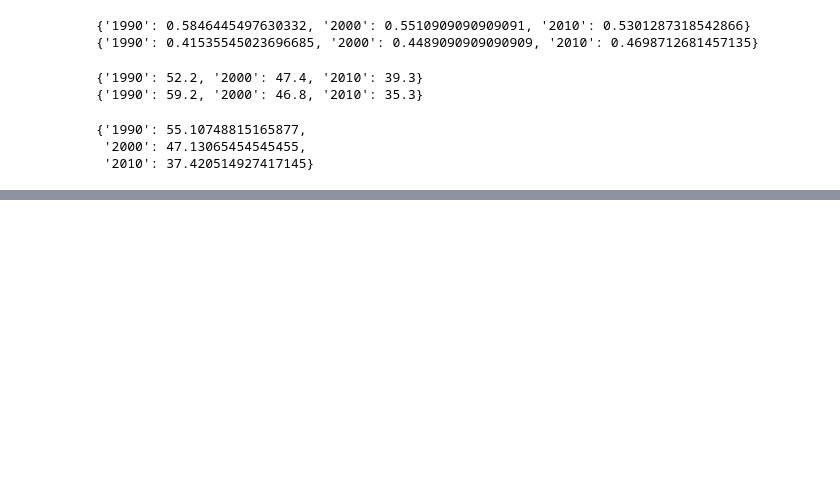
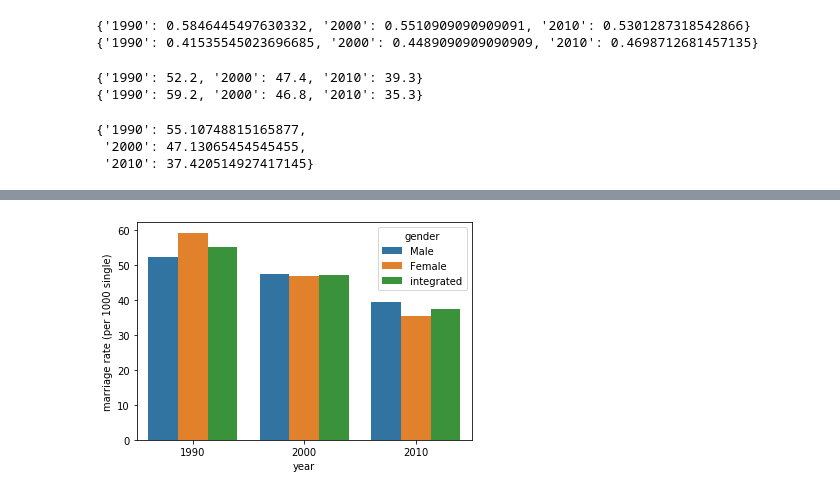
Before and after one commit to ejwillemse/sim-demog-NUK-open, a Jupyter notebook: sandbox/prep_data_for_singapore/prepare_couple_prob.ipynb, the cells around one changed output, grey strips where cells are left out. Cells and saved outputs as stored; diff of their text form; code cells hidden in the pictures; blank space fills up the shorter version.

```diff
--- a/sandbox/prep_data_for_singapore/prepare_couple_prob.ipynb
+++ b/sandbox/prep_data_for_singapore/prepare_couple_prob.ipynb
@@ -192,0 +211,3 @@ df_mrate.to_csv(os.path.join(out_dir, 'couple_prob_3years.csv'))
+# %%
+temp = dfb0[dfb0['age_group']=='total'][['gender']+[str(y) for y in origin_years]]
+temp
@@ -192,0 +218,6 @@ df_mrate.to_csv(os.path.join(out_dir, 'couple_prob_3years.csv'))
+# %%
+
+df_mrate2 = pd.DataFrame.from_dict(integrated_m_rate, orient='index', columns=['integrated'])
+df_mrateT = df_mrate2.T.reset_index()
+df_mrateT.rename(columns={'index': 'gender'}, inplace=True)
+df_mrateT
@@ -192,0 +227,4 @@ df_mrate.to_csv(os.path.join(out_dir, 'couple_prob_3years.csv'))
+# %%
+temp = temp.append(df_mrateT)
+temp = temp.reset_index(drop=True)
+temp
@@ -192,0 +236,3 @@ df_mrate.to_csv(os.path.join(out_dir, 'couple_prob_3years.csv'))
+# %%
+temp2 = pd.melt(temp, id_vars=['gender'], value_vars=['1990', '2000', '2010'])
+temp2
@@ -192,0 +250,7 @@ df_mrate.to_csv(os.path.join(out_dir, 'couple_prob_3years.csv'))
+# %%
+ax = sns.barplot(x='variable', y='value', hue='gender', data=temp2)
+ax.set_xlabel('year')
+ax.set_ylabel('marriage rate (per 1000 single)')
+plt.savefig('marriage_rate_integrated.png', dpi=92, bbox_inches='tight')
+# %% [output]
+[figure, added]
```
Also changed, not shown: parts of 14 cells of this notebook, 2 other files.
